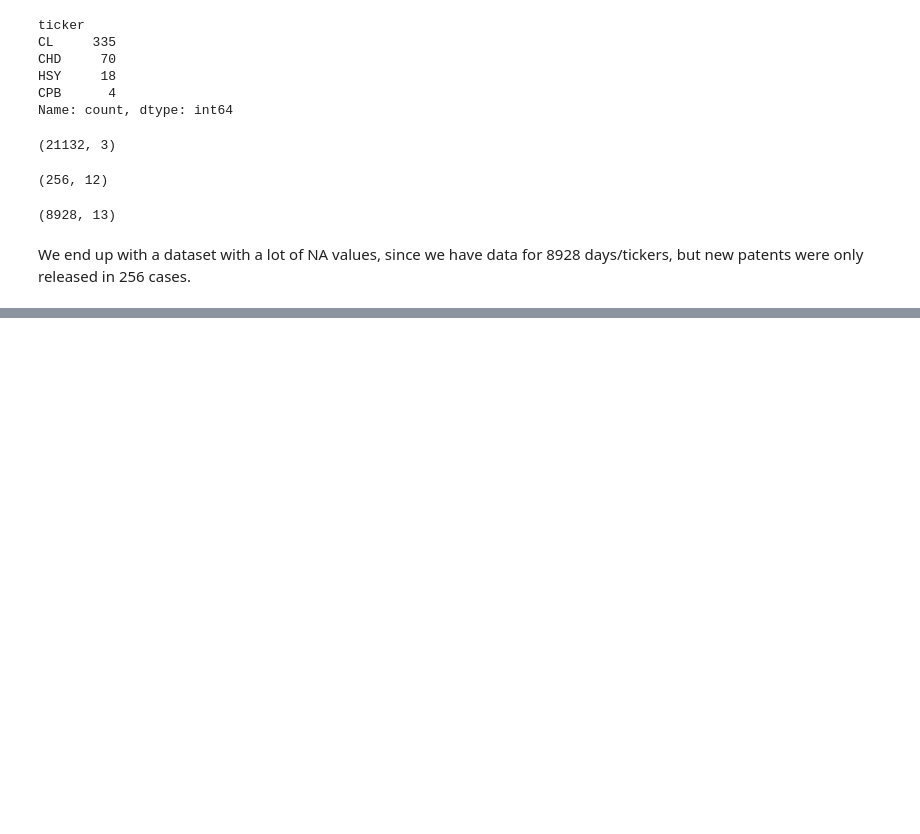
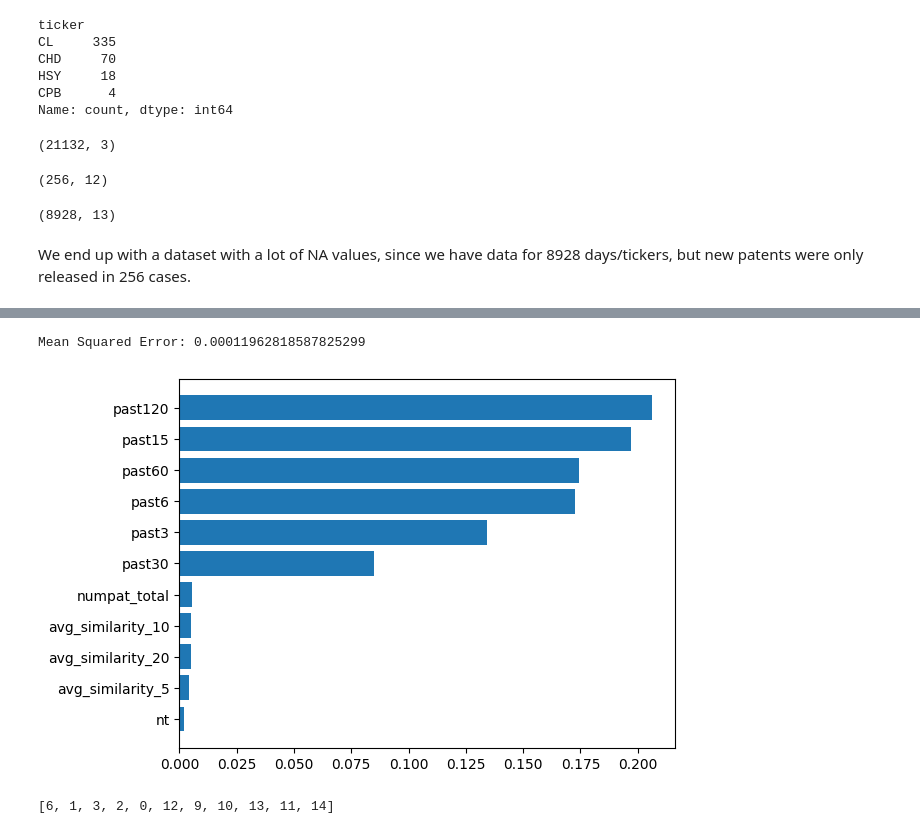
Before and after one commit to CatalinaOdizzio/Forcasting, a Jupyter notebook: 3_Stock prices prediction.ipynb, the cells around one changed output, grey strips where cells are left out. Drawn from its saved outputs; the diff is of its cells as text; code cells hidden in the pictures; blank space fills up the shorter version.

```diff
--- a/3_Stock prices prediction.ipynb
+++ b/3_Stock prices prediction.ipynb
@@ -57,0 +270,3 @@ merged.to_csv("data/stockprices_novelty_merged.csv")
+# %%
+df_target = make_target(df, 1)
+df_target.tail()
@@ -57,0 +301,44 @@ merged.to_csv("data/stockprices_novelty_merged.csv")
+# %%
+X = merged.drop('target_f1', axis=1)  # Features
+y = merged['target_f1']  # Target variable
+
+# Split the data into training and test sets
+X_train, X_test, y_train, y_test = train_test_split(X, y, test_size=0.2, random_state=42)
+
+# Create a StandardScaler object
+scaler = StandardScaler()
+
+# Fit the scaler on the training features
+scaler.fit(X_train)
+
+# Apply the scaler to both the training and test features
+X_train_scaled = scaler.transform(X_train)
+X_test_scaled = scaler.transform(X_test)
+# %%
+from sklearn.model_selection import GridSearchCV
+
+param_grid = {
+    'n_estimators': [50, 100, 150, 200, 300],
+    'max_depth': [None, 5, 7, 10, 20],
+    'min_samples_split': [2, 5, 10, 15, 20]
+}
+
+rf_model = RandomForestRegressor(random_state=42)
+
+grid_search = GridSearchCV(estimator=rf_model, param_grid=param_grid, cv=5, scoring='neg_mean_squared_error', n_jobs=-1)
+grid_search.fit(X_train_scaled, y_train)
+
+best_model = grid_search.best_estimator_
+
+y_pred = best_model.predict(X_test_scaled)
+mse = mean_squared_error(y_test, y_pred)
+print("Mean Squared Error:", mse)
+# %% [output]
+Mean Squared Error: 0.00011962818587825299
+# %%
+feature_names = X_train.columns
+
+feature_imp(abs(best_model.feature_importances_), feature_names)
+# %% [output]
+[figure, added]
+[6, 1, 3, 2, 0, 12, 9, 10, 13, 11, 14]
```
Also changed, not shown: parts of 30 cells of this notebook, 1 other file.
